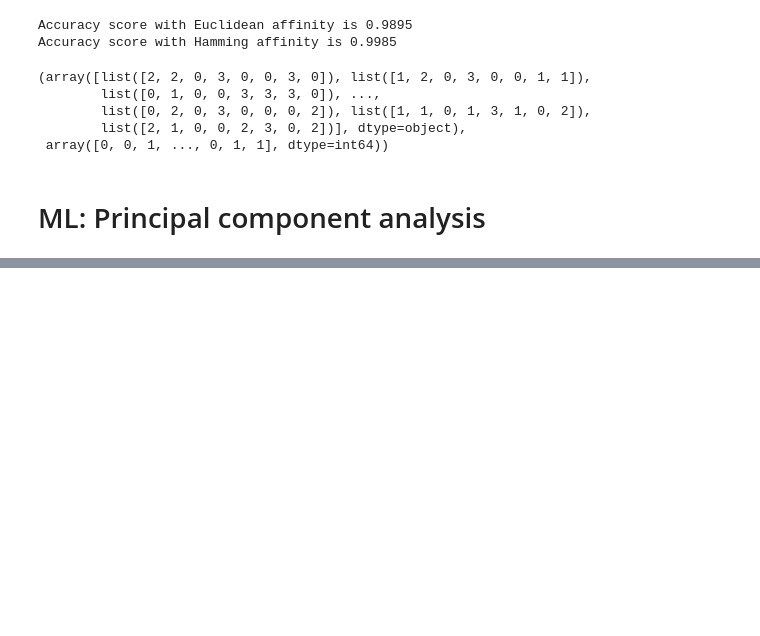
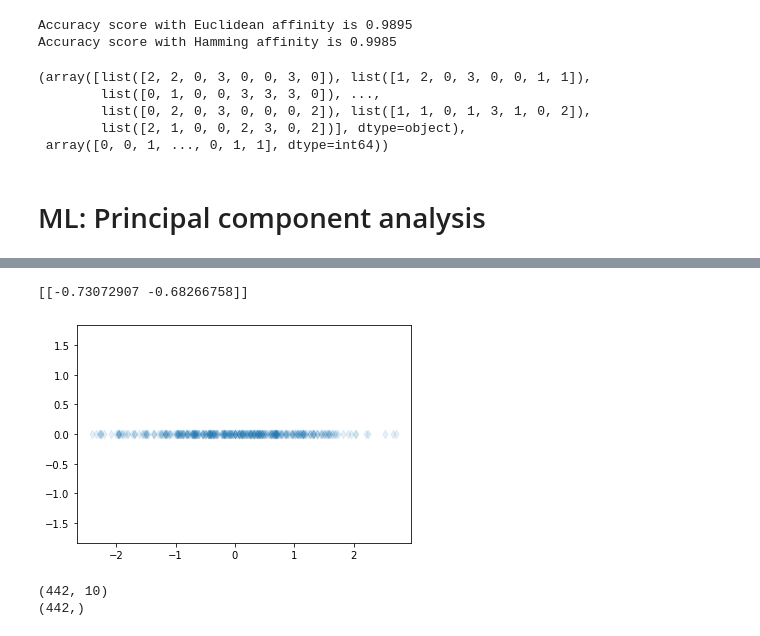
Before and after one commit to annassanchez/HY-2021-DataScience, a Jupyter notebook: week06/week06.ipynb, the cells around one changed output, grey strips where cells are left out. Drawn from its saved outputs; the diff is of its cells as text; code cells hidden in the pictures; blank space fills up the shorter version.

```diff
--- a/week06/week06.ipynb
+++ b/week06/week06.ipynb
@@ -1011,0 +1079,18 @@ def cluster_hamming(filename):
+# %%
+pca=PCA(n_components=1)
+pca.fit(X)
+Z=pca.transform(X)
+print(pca.components_)
+plt.axis('equal')
+plt.scatter(Z[:,0],np.zeros(400), marker="d", alpha=0.1);
+# %% [output]
+[[-0.73072907 -0.68266758]]
+[figure, added]
+# %%
+from sklearn.datasets import load_diabetes
+X, y = load_diabetes(True)
+print(X.shape)
+print(y.shape)
+# %% [output]
+(442, 10)
+(442,)
```
Also changed, not shown: parts of 14 cells of this notebook.
